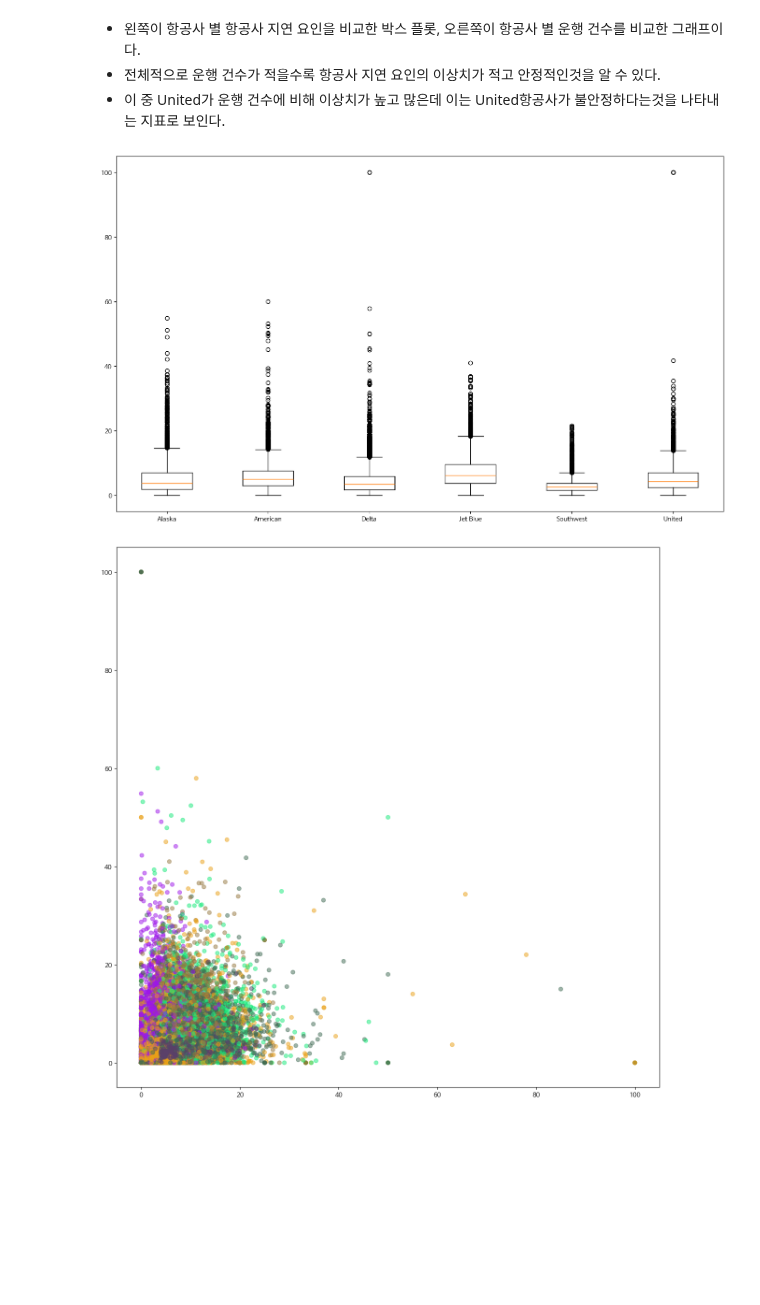
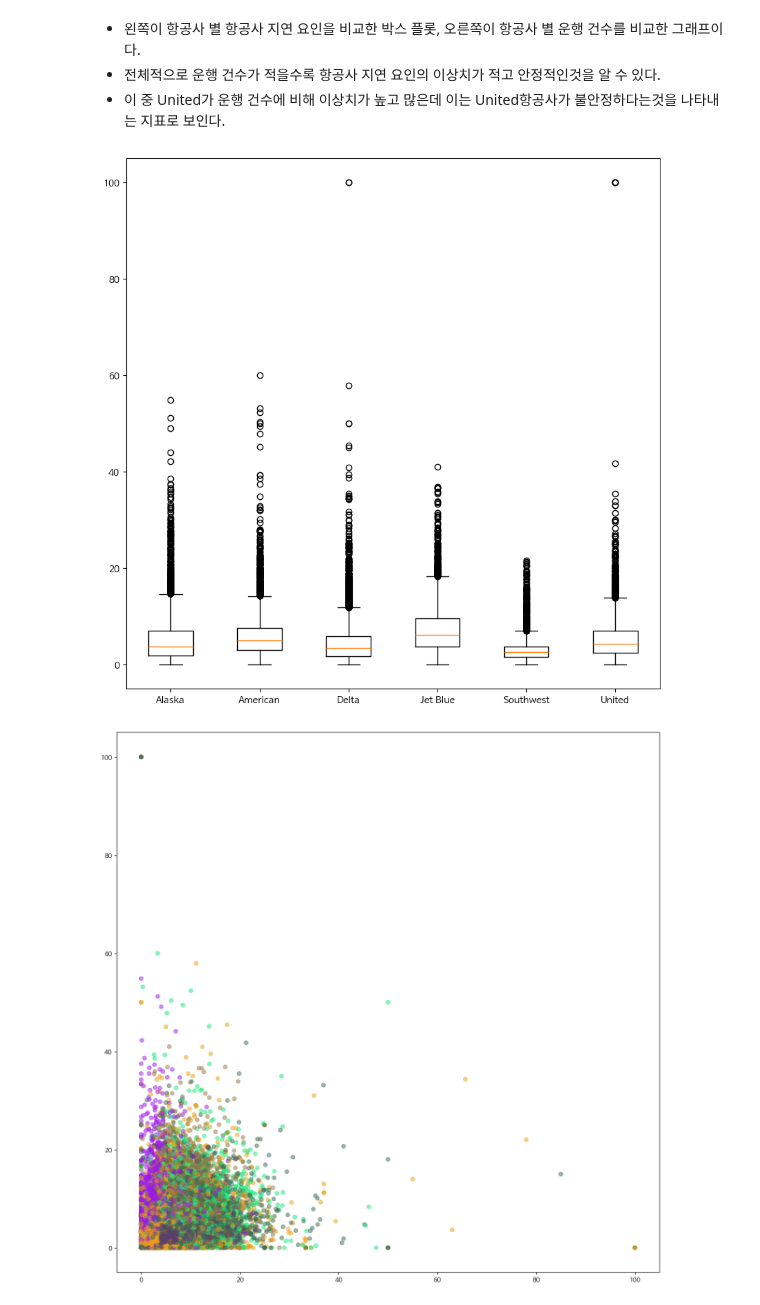
Before and after one commit to Telkem/hipython_rep, a Jupyter notebook: 17_탐색적데이터분석.ipynb, the cells around one changed output. Cells and saved outputs as stored; diff of their text form; code cells hidden in the pictures; blank space fills up the shorter version.

```diff
--- a/17_탐색적데이터분석.ipynb
+++ b/17_탐색적데이터분석.ipynb
@@ -132,19 +132,19 @@ plt.show()
 - 전체적으로 운행 건수가 적을수록 항공사 지연 요인의 이상치가 적고 안정적인것을 알 수 있다.
 - 이 중 United가 운행 건수에 비해 이상치가 높고 많은데 이는 United항공사가 불안정하다는것을 나타내는 지표로 보인다.
 # %%
-fig = plt.figure(figsize=[17,10])
+fig = plt.figure(figsize=[10,10])
 axes = fig.add_subplot(1,1,1)
 axes.boxplot(x=
              [df_group_filled[df_group_filled['airline'] == 'Alaska']['pct_atc_delay'],
              df_group_filled[df_group_filled['airline'] == 'American']['pct_atc_delay'],
              df_group_filled[df_group_filled['airline'] == 'Delta']['pct_atc_delay'],
              df_group_filled[df_group_filled['airline'] == 'Jet Blue']['pct_atc_delay'],
              df_group_filled[df_group_filled['airline'] == 'Southwest']['pct_atc_delay'],
              df_group_filled[df_group_filled['airline'] == 'United']['pct_atc_delay']],
              labels=['Alaska', 'American', 'Delta', 'Jet Blue', 'Southwest', 'United'])
 plt.show()
 # %% [output]
-[figure, old version]
+[figure, new version]
 # %%
 colors = {"Alaska":"#9E17EB","American":"#17EB7B", 'Delta':'#EBA117','Jet Blue':'#967841','Southwest':'#5B406B','United':'#406B54'}
 
```
Also changed, not shown: 1 other file.
